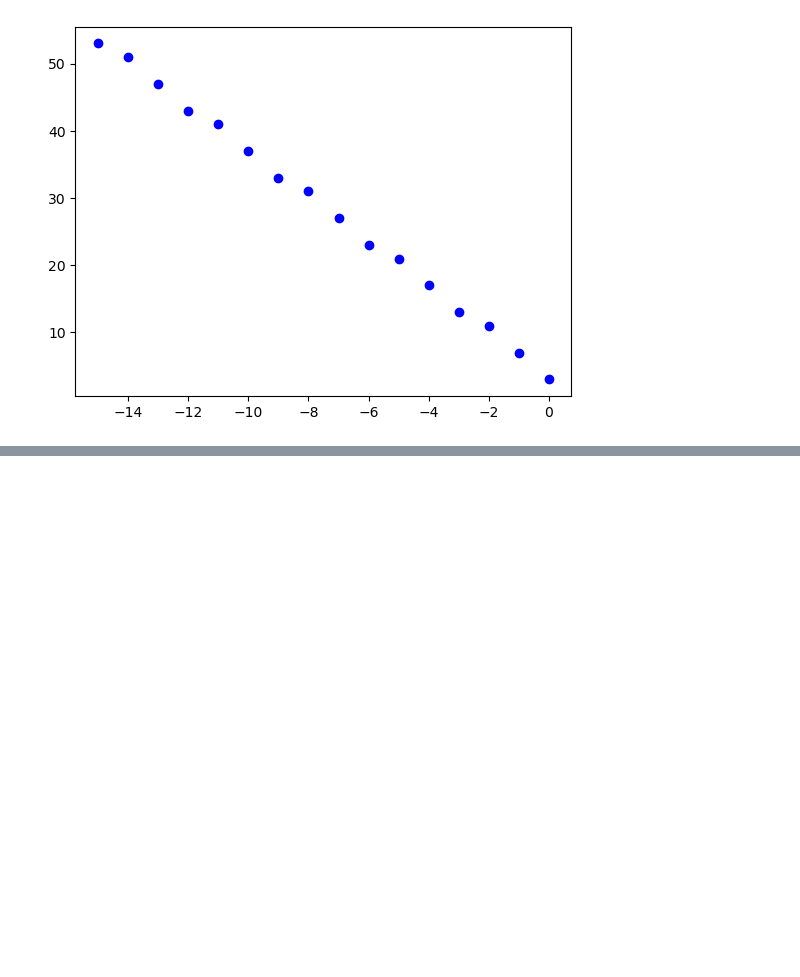
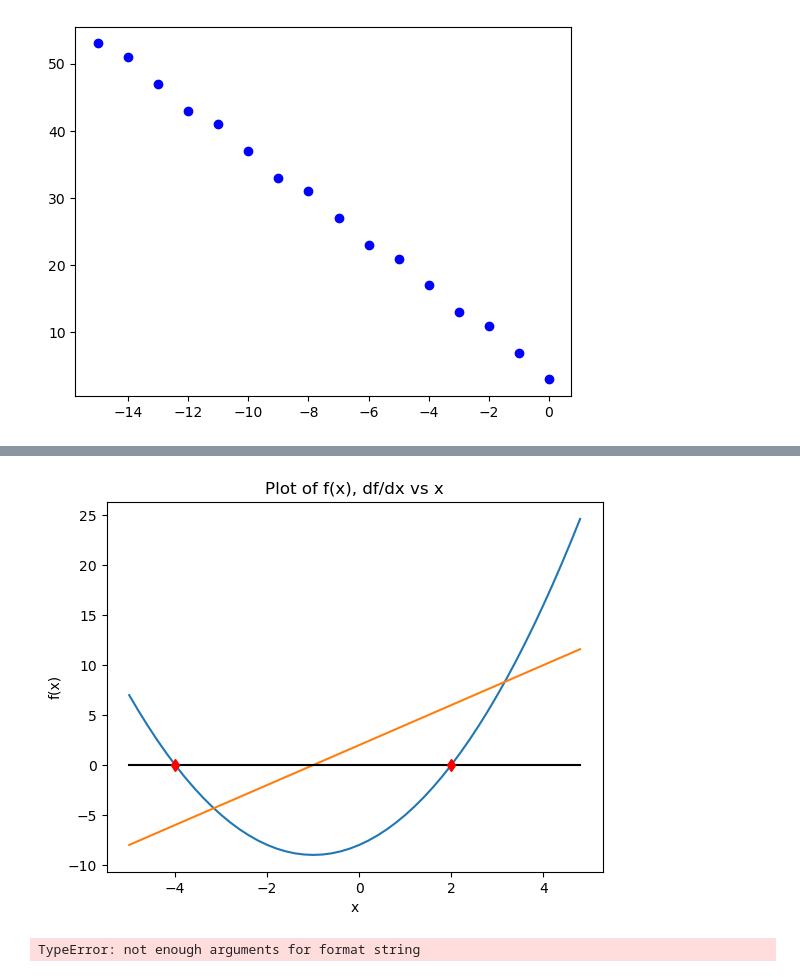
Before and after one commit to MattsonIsaac/AssignmentOne, a Jupyter notebook: Main.ipynb, the cells around one changed output, grey strips where cells are left out. Drawn from its saved outputs; the diff is of its cells as text; code cells hidden in the pictures; blank space fills up the shorter version.

```diff
--- a/Main.ipynb
+++ b/Main.ipynb
@@ -77,0 +96,35 @@ plt.show()
+# %%
+def find_roots_NR(f,dfdx,x=1,tol=0.0001, test = False):
+
+    iter = 0
+
+    while math.fabs(f(x)) > tol:
+
+        iter+=1
+        if dfdx(x) == 0: return math.nan
+        x = x-f(x)/dfdx(x)
+
+    if test == False:
+        return x
+    else:
+        return iter
+# %%
+dfdx = lambda x: 2*a*x + b
+
+rootLeft = find_roots_NR(f,dfdx, -2)
+rootRight = find_roots_NR(f,dfdx, 1)
+
+plt.title("Plot of f(x), df/dx vs x")
+plt.plot(x, f(x))
+plt.plot(x, dfdx(x))
+plt.plot(x, 0.0 * x, "k")
+plt.plot(rootLeft,f(rootLeft), "rd")
+plt.plot(rootRight,f(rootRight), "rd")
+plt.xlabel("x")
+plt.ylabel("f(x)")
+plt.show()
+
+print("f(%f) = %f, f(%f) = %f" % rootLeft f(rootLeft) rootRight f(rootRight))
+# %% [output]
+[figure, added]
+TypeError: not enough arguments for format string
```
Also changed, not shown: parts of 4 cells of this notebook.
